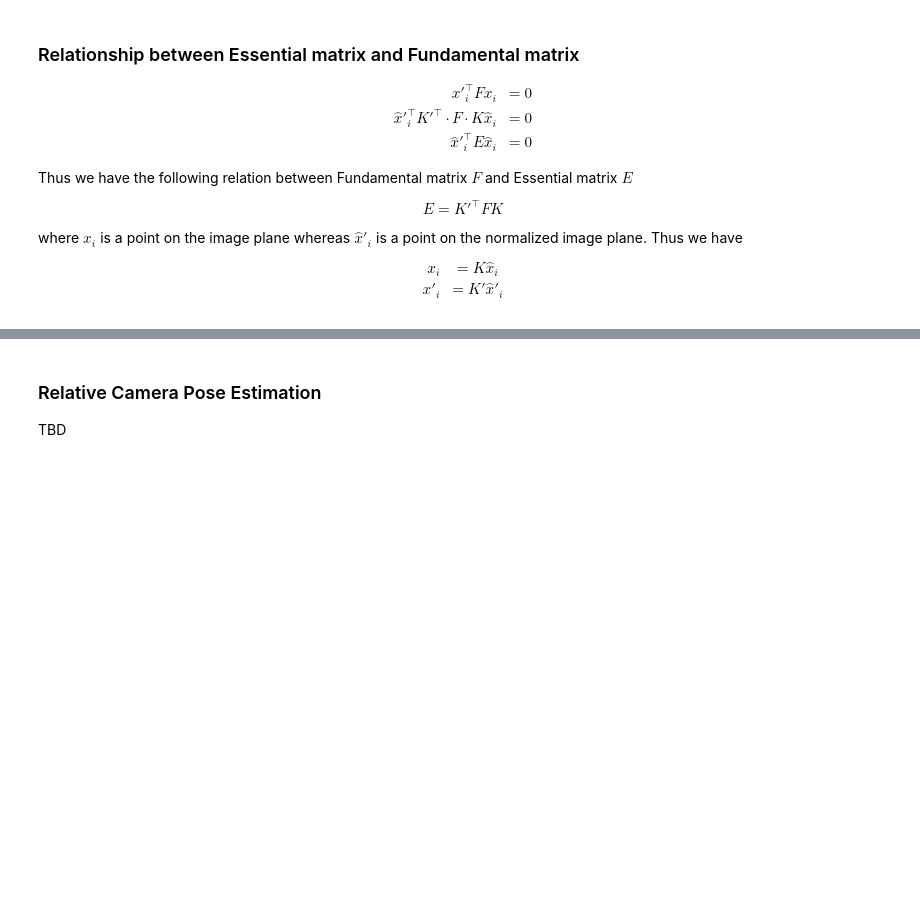
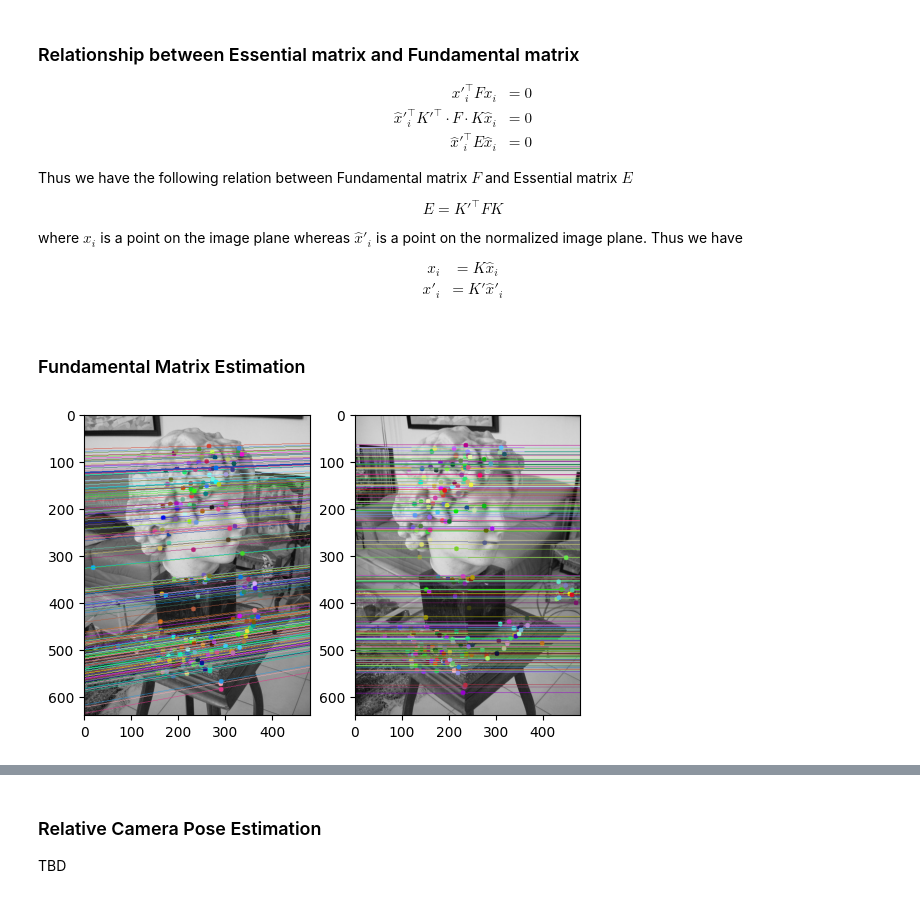
Before and after one commit to imkaywu/3d-vision-tutorial, a Jupyter notebook: 07_epipolar_geometry.ipynb, the cells around one changed output, grey strips where cells are left out. Cells and saved outputs as stored; diff of their text form; code cells hidden in the pictures; blank space fills up the shorter version.

Commit message:
update fundamental mat estimation

```diff
--- a/07_epipolar_geometry.ipynb
+++ b/07_epipolar_geometry.ipynb
@@ -47,3 +47,5 @@ where $x_i$ is a point on the image plane whereas $\hat{x}'_i$ is a point on the
 x_i &= K \hat{x}_i \\
 x'_i &= K' \hat{x}'_i
 \end{eqnarray}
+# %% [markdown]
+### Fundamental Matrix Estimation
@@ -49,0 +84,37 @@ x'_i &= K' \hat{x}'_i
+# %%
+# Read two images.
+image_name1, image_name2 = 'B21.jpg', 'B22.jpg'
+image1 = cv2.imread(image_name1, cv2.IMREAD_GRAYSCALE)
+image2 = cv2.imread(image_name2, cv2.IMREAD_GRAYSCALE)
+
+sift = cv2.SIFT_create()
+# find the keypoints and descriptors with SIFT
+key1, desc1 = sift.detectAndCompute(image1, None)
+key2, desc2 = sift.detectAndCompute(image2, None)
+
+# FLANN parameters
+FLANN_INDEX_KDTREE = 1
+index_params = dict(algorithm = FLANN_INDEX_KDTREE, trees = 5)
+search_params = dict(checks=50)
+flann = cv2.FlannBasedMatcher(index_params,search_params)
+matches = flann.knnMatch(desc1, desc2, k=2)
+
+pts1 = []
+pts2 = []
+# ratio test as per Lowe's paper
+for i,(m,n) in enumerate(matches):
+    if m.distance < 0.8*n.distance:
+        pts1.append(key1[m.queryIdx].pt)
+        pts2.append(key2[m.trainIdx].pt)
+pts1 = np.int32(pts1)
+pts2 = np.int32(pts2)
+# %%
+# Fundamental Matrix Estimation using OpenCV method
+F, mask = cv2.findFundamentalMat(pts1, pts2, cv2.FM_LMEDS)
+# We select only inlier points
+pts1 = pts1[mask.ravel()==1]
+pts2 = pts2[mask.ravel()==1]
+
+plot_epipolar_lines(F, pts1, pts2)
+# %% [output]
+[figure, added]
```
Also changed, not shown: parts of 8 cells of this notebook, 6 other files.
